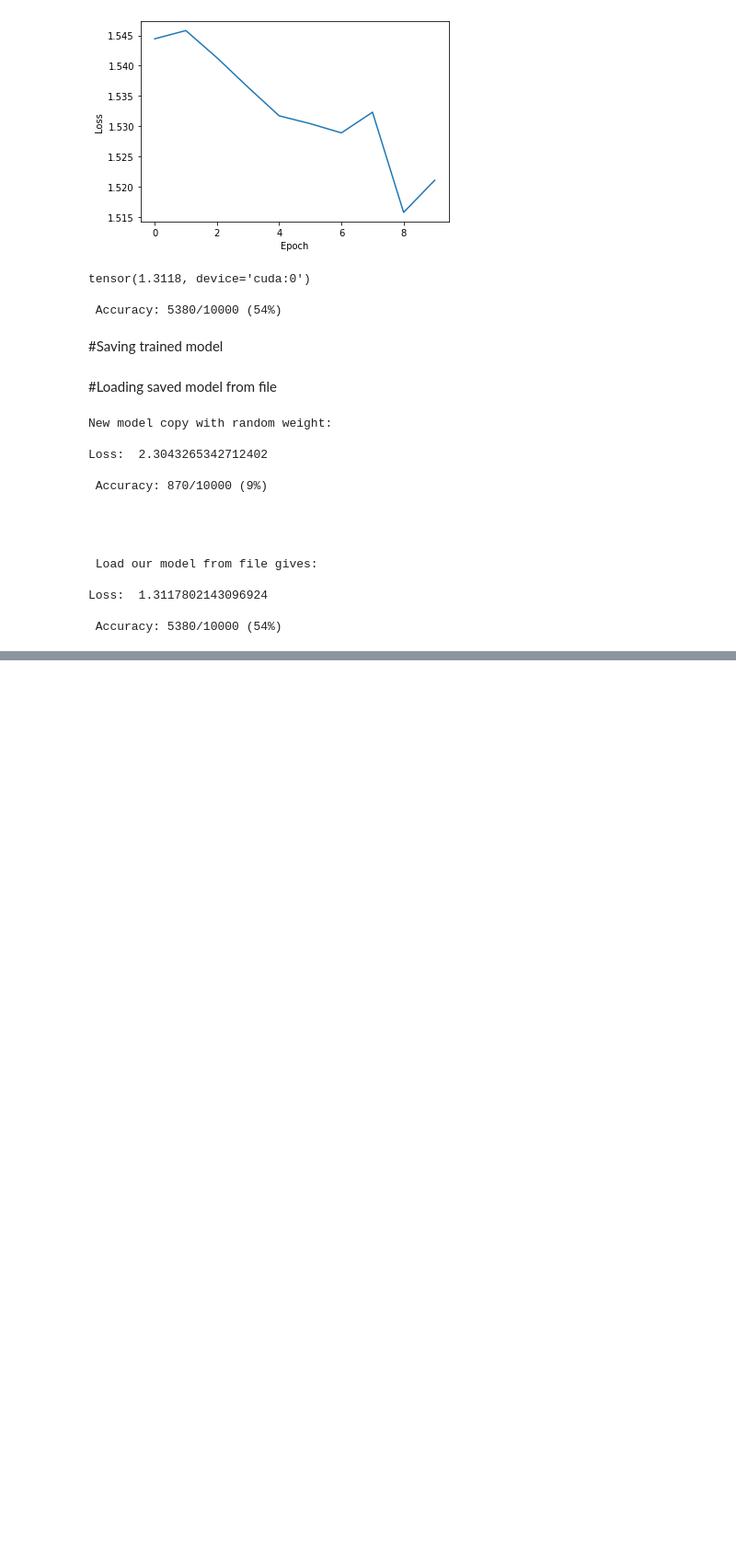
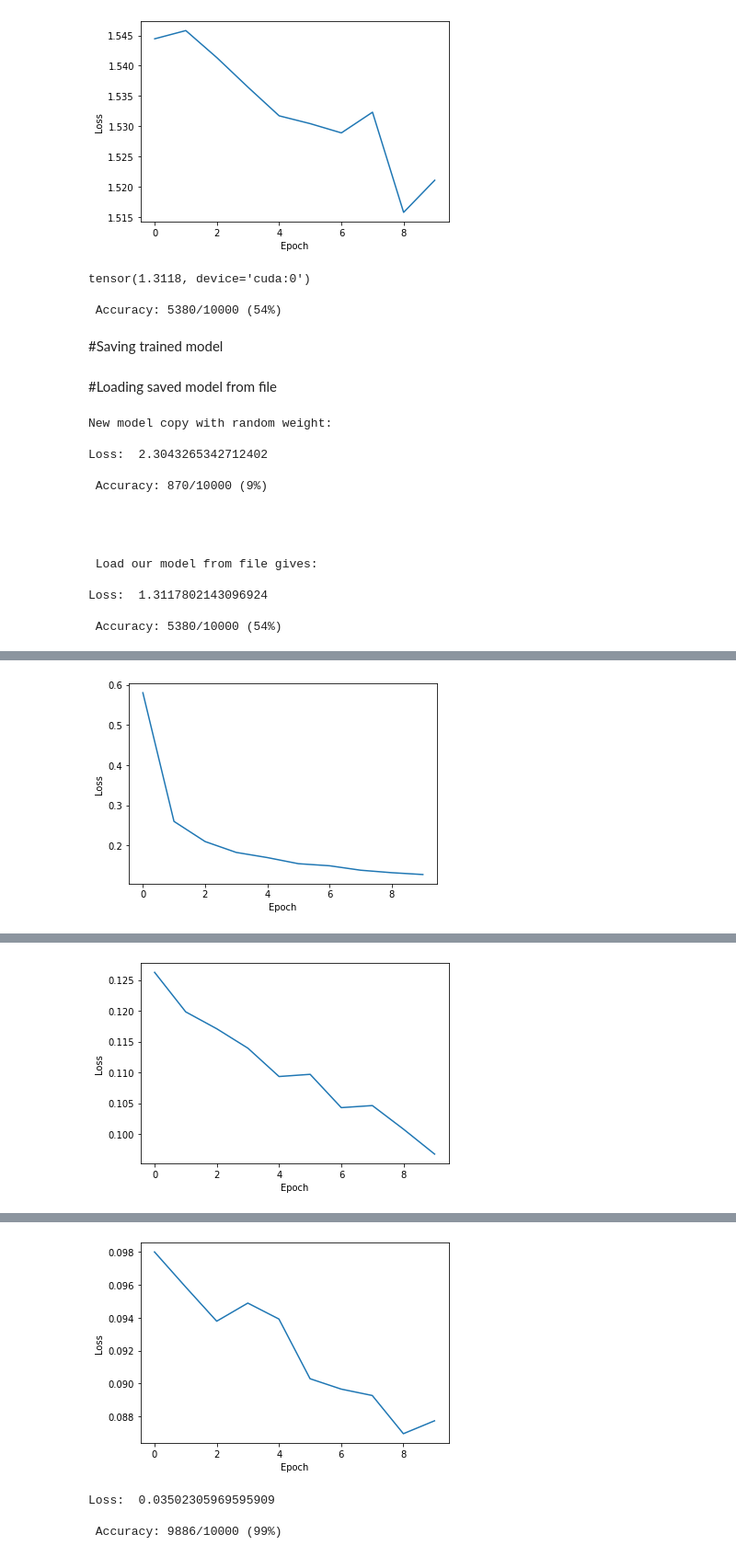
Before and after one commit to StarkitRobots/cvr_course, a Jupyter notebook: notebooks/nn_hw6.ipynb, the cells around one changed output, grey strips where cells are left out. Shown at 92% size. Cells and saved outputs as stored; diff of their text form; code cells hidden in the pictures; blank space fills up the shorter version.

Commit message:
MNIST try with wild error log

```diff
--- a/notebooks/nn_hw6.ipynb
+++ b/notebooks/nn_hw6.ipynb
@@ -386,0 +400,20 @@ Loss:  1.3117802143096924
+# %%
+batch_size = 100
+no_cuda = False
+use_cuda = not no_cuda and torch.cuda.is_available()
+kwargs = {'num_workers': 1, 'pin_memory': True} if use_cuda else {}
+
+train_loader = torch.utils.data.DataLoader(
+    datasets.MNIST('../data', train=True, download=True,
+                    transform=transforms.Compose([
+                        transforms.ToTensor(),
+                        transforms.Normalize((0.1307,), (0.3081,))
+                    ])),
+    batch_size=batch_size, shuffle=True, **kwargs)
+
+test_loader = torch.utils.data.DataLoader(
+    datasets.MNIST('../data', train=False, transform=transforms.Compose([
+                        transforms.ToTensor(),
+                        transforms.Normalize((0.1307,), (0.3081,))
+                    ])),
+    batch_size=batch_size, shuffle=True, **kwargs)
@@ -386,0 +490,14 @@ Loss:  1.3117802143096924
+# %%
+device = torch.device("cuda" if use_cuda else "cpu")
+net = MNIST_net().to(device)
+# %%
+#Main loop train epochs_train times and test once and
+#repeat it train_cycles times
+train_cycles=3
+epochs_train=10
+lr=0.001
+#Main loop
+for i in range(train_cycles):
+    train(model=net, train_dataset=train_loader, epochs=epochs_train, optimizer=optim.Adam(net.parameters(), lr=lr))
+    test(model=net,device=device,test_loader=test_loader)
+# %% [output]
@@ -386,0 +514 @@ Loss:  1.3117802143096924
+[figure, added]
@@ -386,0 +529 @@ Loss:  1.3117802143096924
+[figure, added]
@@ -386,0 +544,4 @@ Loss:  1.3117802143096924
+[figure, added]
+Loss:  0.03502305969595909
+
+ Accuracy: 9886/10000 (99%)
```
Also changed, not shown: parts of 10 cells of this notebook.
